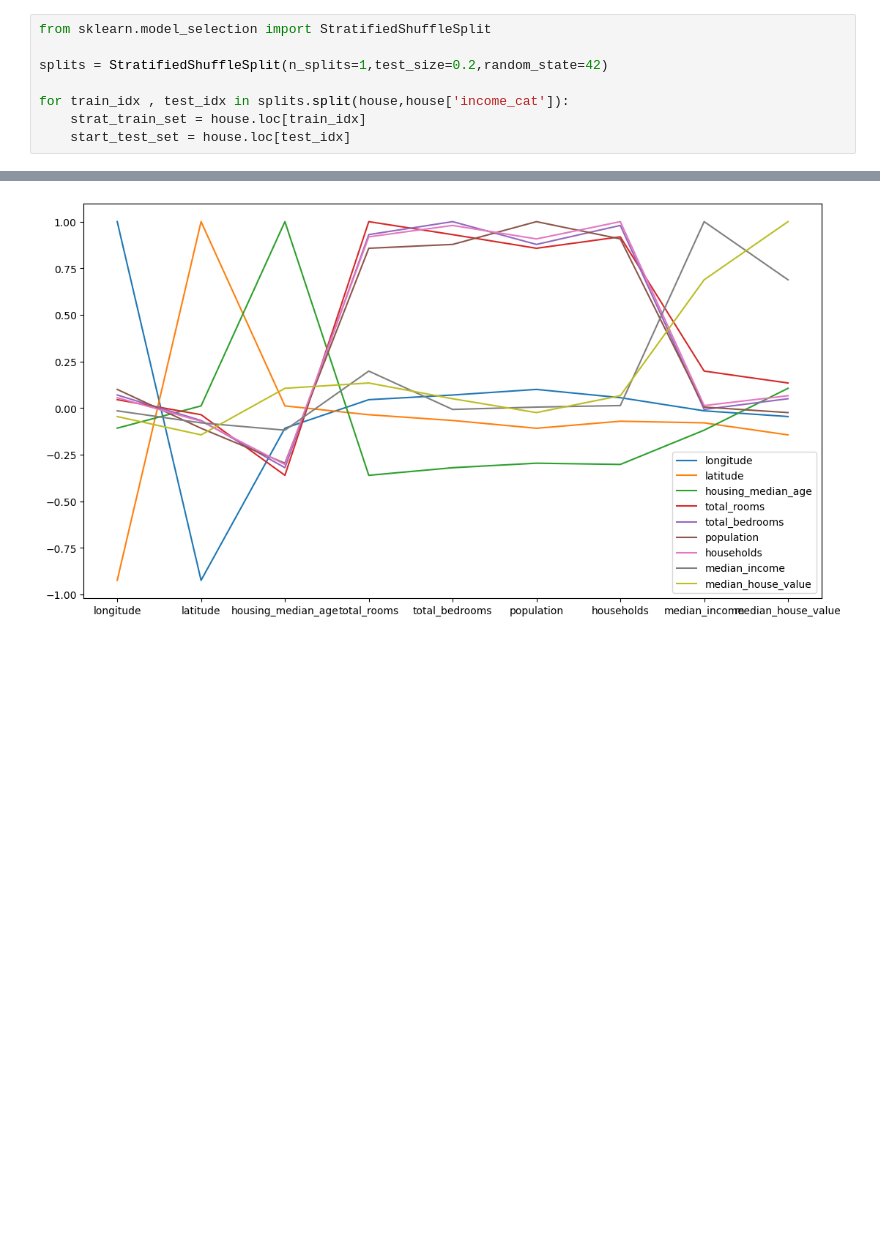
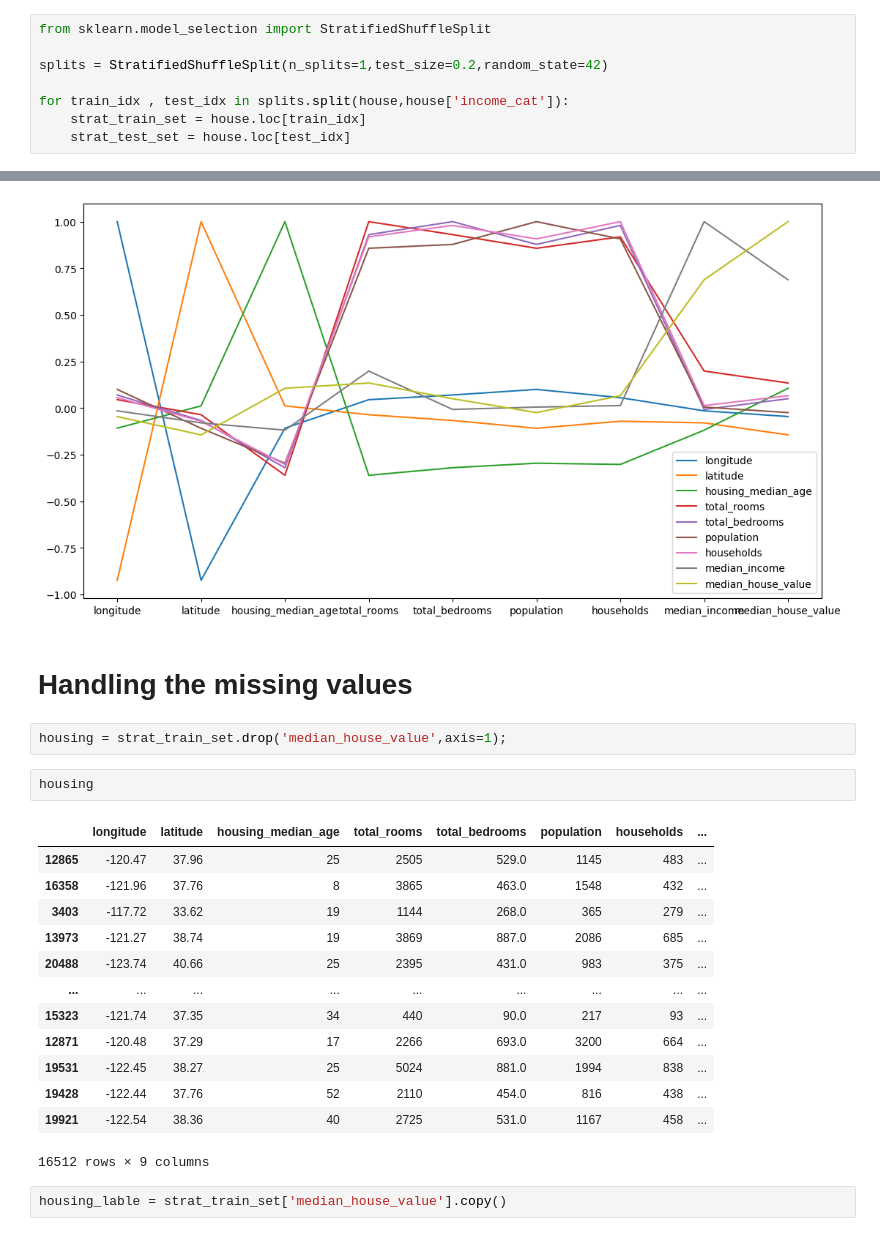
Before and after one commit to Anand-Patidar03/Python_for_ML, a Jupyter notebook: Machine_Learning_1/California_Housing_1.ipynb, the cells around one changed output, grey strips where cells are left out. Cells and saved outputs as stored; diff of their text form; blank space fills up the shorter version.

Commit message:
further worked for few time on Preparing the Data for Machine Learning Algorithms and ready to start the Training and Evaluating on the Training Set

```diff
--- a/Machine_Learning_1/California_Housing_1.ipynb
+++ b/Machine_Learning_1/California_Housing_1.ipynb
@@ -190,5 +191,5 @@ splits = StratifiedShuffleSplit(n_splits=1,test_size=0.2,random_state=42)
 
 for train_idx , test_idx in splits.split(house,house['income_cat']):
     strat_train_set = house.loc[train_idx]
-    start_test_set = house.loc[test_idx]
+    strat_test_set = house.loc[test_idx]
 # %%
@@ -286,3 +287,25 @@ corr_matrix.plot(
 # %% [output]
 <Axes: >
 [figure]
+# %% [markdown]
+# Handling the missing values
+# %%
+housing = strat_train_set.drop('median_house_value',axis=1);
+# %%
+housing
+# %% [output]
+|  | longitude | latitude | housing_median_age | total_rooms | total_bedrooms | population | households | ... |
+| 12865 | -120.47 | 37.96 | 25 | 2505 | 529.0 | 1145 | 483 | ... |
+| 16358 | -121.96 | 37.76 | 8 | 3865 | 463.0 | 1548 | 432 | ... |
+| 3403 | -117.72 | 33.62 | 19 | 1144 | 268.0 | 365 | 279 | ... |
+| 13973 | -121.27 | 38.74 | 19 | 3869 | 887.0 | 2086 | 685 | ... |
+| 20488 | -123.74 | 40.66 | 25 | 2395 | 431.0 | 983 | 375 | ... |
+| ... | ... | ... | ... | ... | ... | ... | ... | ... |
+| 15323 | -121.74 | 37.35 | 34 | 440 | 90.0 | 217 | 93 | ... |
+| 12871 | -120.48 | 37.29 | 17 | 2266 | 693.0 | 3200 | 664 | ... |
+| 19531 | -122.45 | 38.27 | 25 | 5024 | 881.0 | 1994 | 838 | ... |
+| 19428 | -122.44 | 37.76 | 52 | 2110 | 454.0 | 816 | 438 | ... |
+| 19921 | -122.54 | 38.36 | 40 | 2725 | 531.0 | 1167 | 458 | ... |
+16512 rows × 9 columns
+# %%
+housing_lable = strat_train_set['median_house_value'].copy()
```
Also changed, not shown: parts of 34 cells of this notebook.
